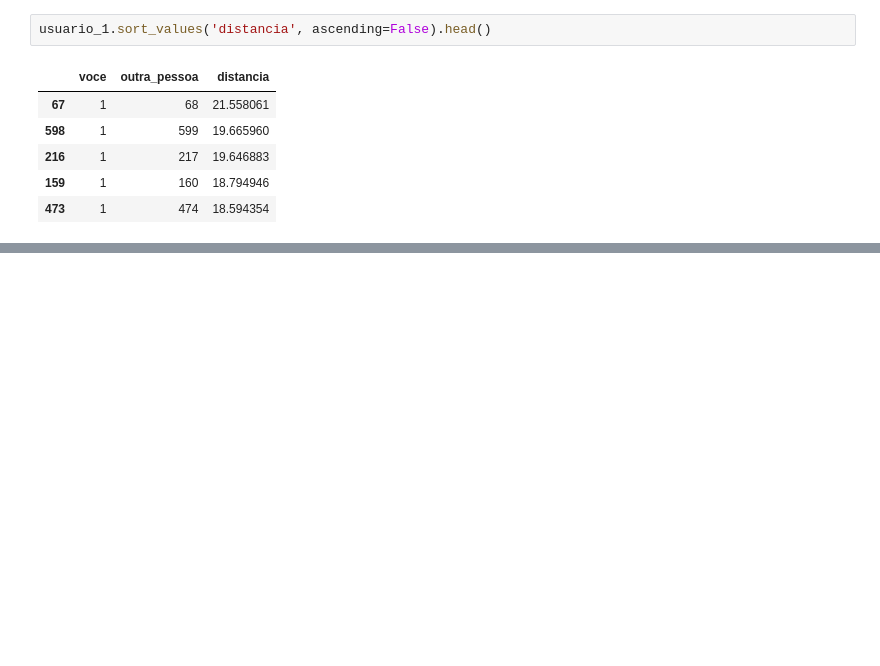
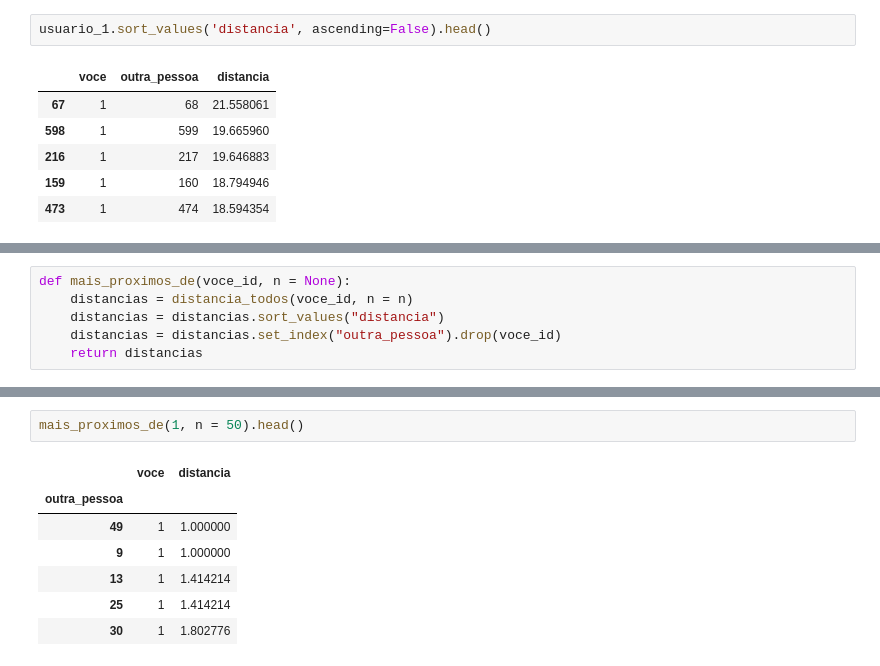
Before and after one commit to laurivansareta/sistema-recomendacao-movielens, a Jupyter notebook: sistema-recomendacao-movielens.ipynb, the cells around one changed output, grey strips where cells are left out. Saved outputs shown, nothing was run; the diff lists cells and outputs as text; blank space fills up the shorter version.

```diff
--- a/sistema-recomendacao-movielens.ipynb
+++ b/sistema-recomendacao-movielens.ipynb
@@ -369,0 +372,6 @@ mais_proximos_1.head()
+# %%
+def mais_proximos_de(voce_id, n = None):
+    distancias = distancia_todos(voce_id, n = n)
+    distancias = distancias.sort_values("distancia")
+    distancias = distancias.set_index("outra_pessoa").drop(voce_id)
+    return distancias
@@ -369,0 +386,10 @@ mais_proximos_1.head()
+# %%
+mais_proximos_de(1, n = 50).head()
+# %% [output]
+|  | voce | distancia |
+| outra_pessoa |  |  |
+| 49 | 1 | 1.000000 |
+| 9 | 1 | 1.000000 |
+| 13 | 1 | 1.414214 |
+| 25 | 1 | 1.414214 |
+| 30 | 1 | 1.802776 |
```
Also changed, not shown: parts of 21 cells of this notebook.
